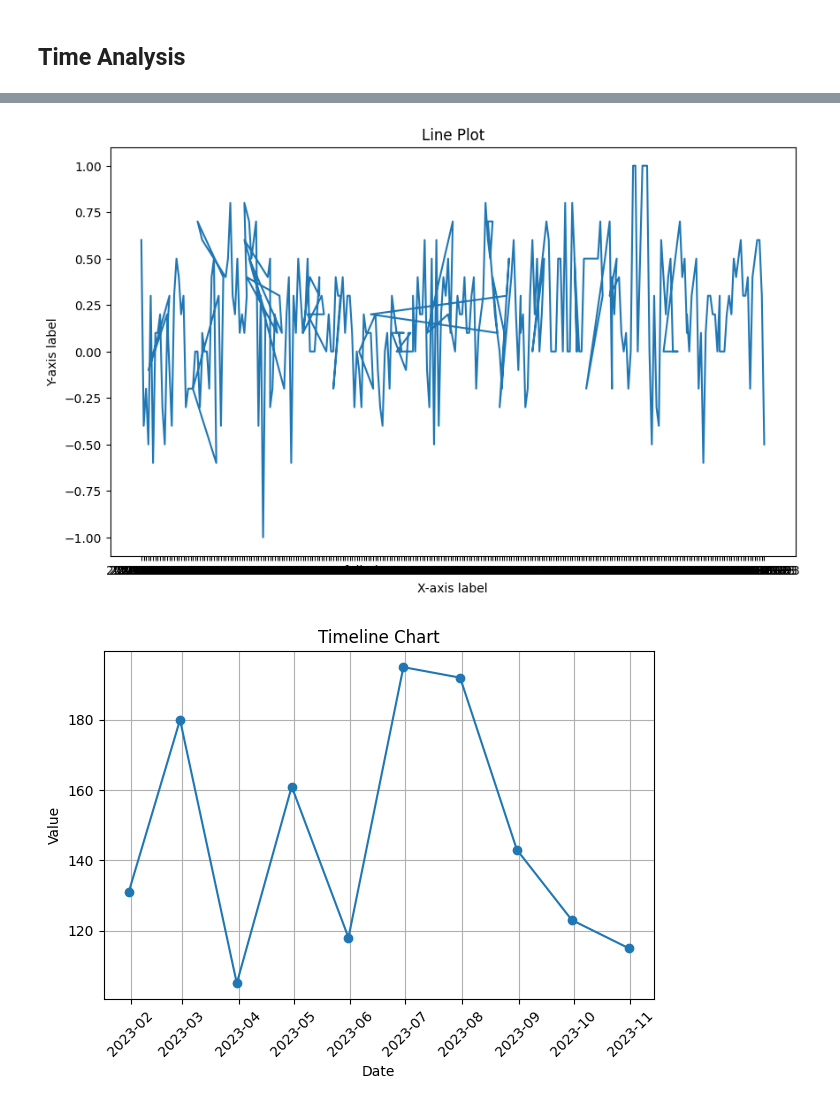
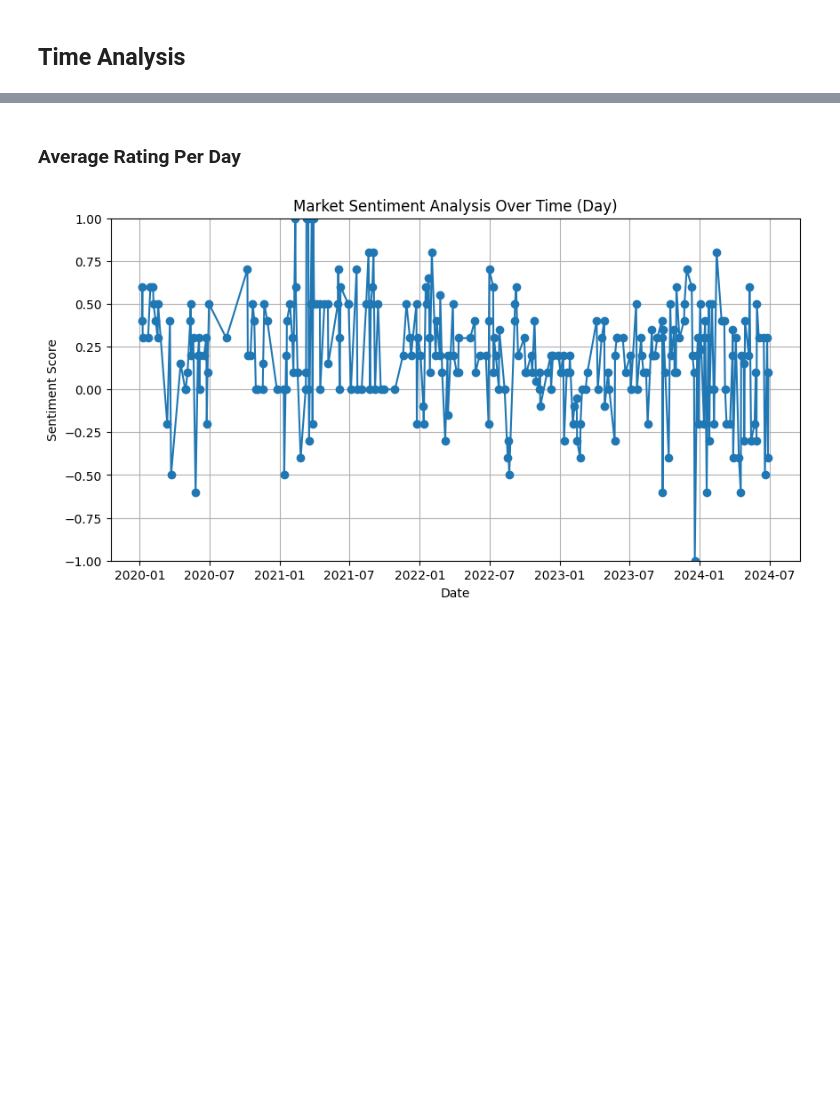
Before and after one commit to loowenwen/jtc-market-sentiments, a Jupyter notebook: market_sentiments.ipynb, the cells around one changed output, grey strips where cells are left out. Drawn from its saved outputs; the diff is of its cells as text; code cells hidden in the pictures; blank space fills up the shorter version.

```diff
--- a/market_sentiments.ipynb
+++ b/market_sentiments.ipynb
@@ -32,6 +31,4 @@ sentiments.to_excel("sentiments.xlsx", index=False)
 # %% [markdown]
 ## Time Analysis
 # %%
-sentiments['Date'] = pd.to_datetime(sentiments['Date'], errors='coerce')
-invalid_dates = sentiments[sentiments['Date'].isna()]
-print(invalid_dates)
+sentiments['Date'] = pd.to_datetime(sentiments['Date'])
@@ -46,37 +35,17 @@ print(invalid_dates)
-# %%
-plt.figure(figsize=(10, 6))
-plt.plot(sentiments['Date'], sentiments['Rating'])
-plt.title('Line Plot')
-plt.xlabel('X-axis label')
-plt.ylabel('Y-axis label')
-plt.show()
-
-
-# Sample data
-data = {
-    'Date': pd.date_range(start='2023-01-01', periods=10, freq='M'),
-    'Value': np.random.randint(100, 200, size=10)
-}
-
-# Create a DataFrame
-df = pd.DataFrame(data)
-
-# Plot
-fig, ax = plt.subplots()
-
-ax.plot(df['Date'], df['Value'], marker='o')
-
-# Customize the plot
-ax.set_title('Timeline Chart')
-ax.set_xlabel('Date')
-ax.set_ylabel('Value')
-
-plt.xticks(rotation=45)
-plt.grid(True)
-plt.tight_layout()
-
-# Show the plot
-plt.show()
-# %% [output]
-[figure, removed]
-[figure, removed]
+# %% [markdown]
+### Average Rating Per Day
+# %%
+sentiments_day = sentiments.groupby('Date').agg({'Rating': 'mean'}).reset_index()
+
+plt.figure(figsize=(10, 5))
+plt.plot(sentiments_day['Date'], sentiments_day['Rating'], marker='o')
+
+plt.title('Market Sentiment Analysis Over Time (Day)')
+plt.xlabel('Date')
+plt.ylabel('Sentiment Score')
+plt.ylim(-1, 1)
+plt.grid(True)
+
+plt.show()
+# %% [output]
+[figure, added]
```
Also changed, not shown: parts of 5 cells of this notebook, 1 other file.
